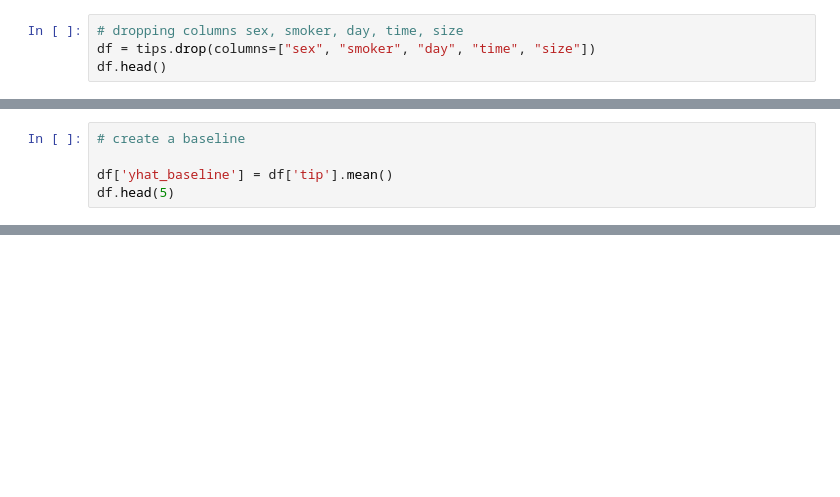
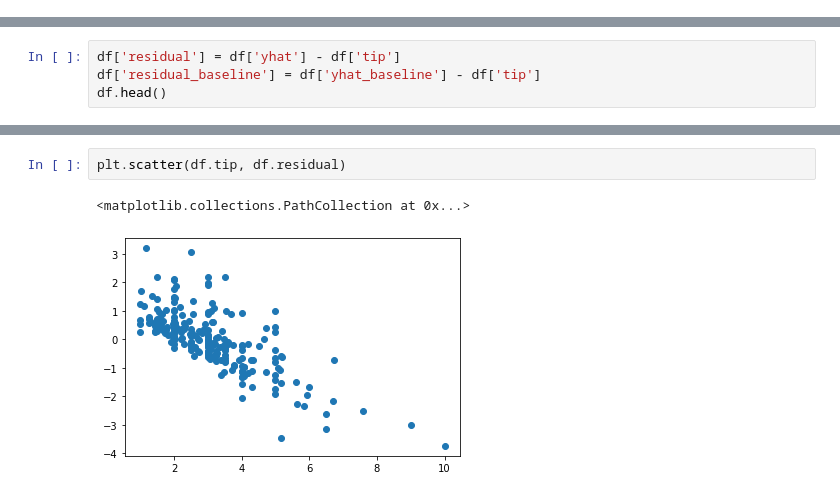
Before and after one commit to RaulCPena/ds-methodologies-exercises, a Jupyter notebook: regression/evaluate.ipynb, the cells around one changed output, grey strips where cells are left out. Cells and saved outputs as stored; diff of their text form; blank space fills up the shorter version.

```diff
--- a/regression/evaluate.ipynb
+++ b/regression/evaluate.ipynb
@@ -75,4 +0,0 @@ Warnings:
-# %%
-# dropping columns sex, smoker, day, time, size
-df = tips.drop(columns=["sex", "smoker", "day", "time", "size"])
-df.head()
@@ -108,5 +0,0 @@ Name: yhat, dtype: float64
-# %%
-# create a baseline
-
-df['yhat_baseline'] = df['tip'].mean()
-df.head(5)
@@ -156,0 +209,4 @@ plt.show()
+# %%
+df['residual'] = df['yhat'] - df['tip']
+df['residual_baseline'] = df['yhat_baseline'] - df['tip']
+df.head()
@@ -156,0 +220,5 @@ plt.show()
+# %%
+plt.scatter(df.tip, df.residual)
+# %% [output]
+<matplotlib.collections.PathCollection at 0x...>
+[figure, added]
```
Also changed, not shown: parts of 71 cells of this notebook.
